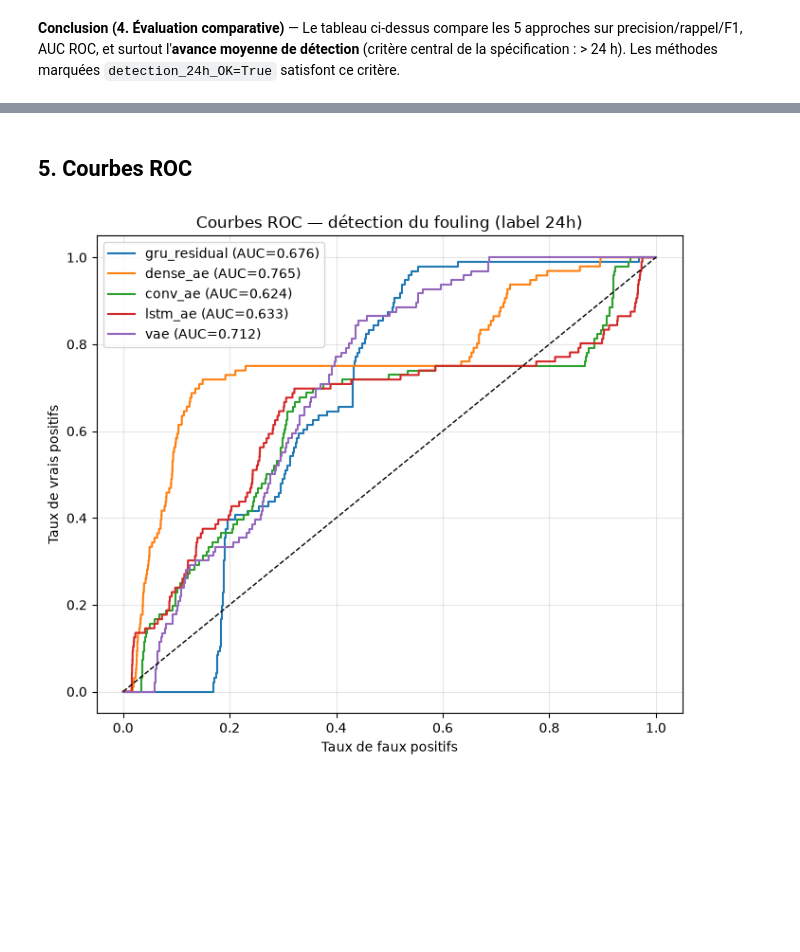
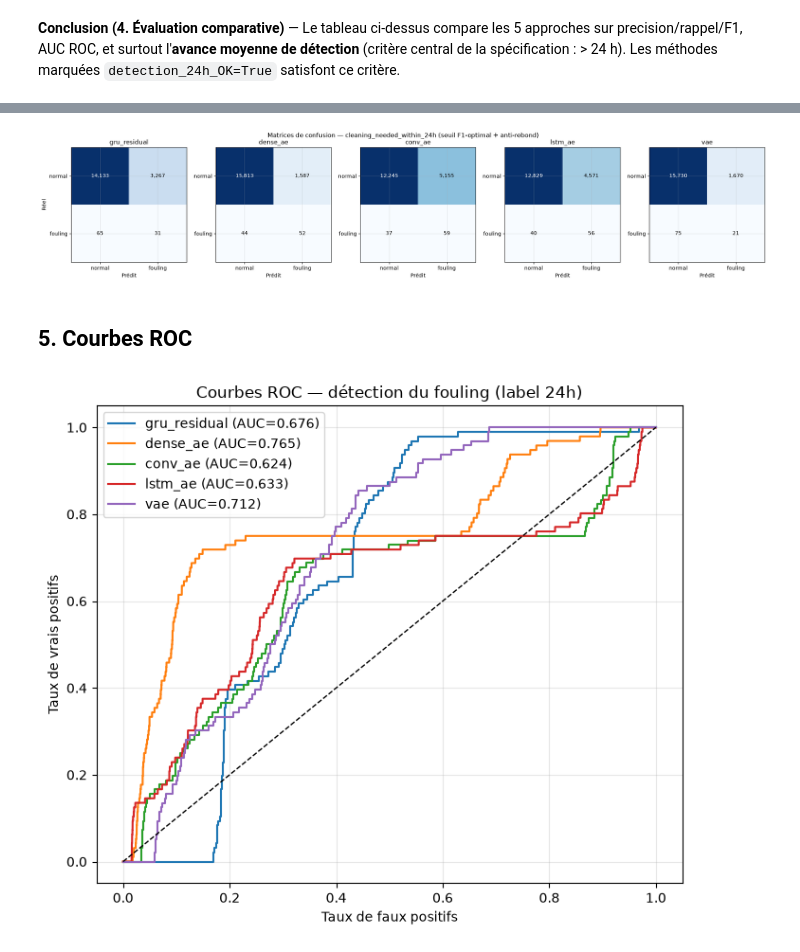
Before and after one commit to WailBmg25/MNW_Raffinage, a Jupyter notebook: notebooks/04_fouling_detection.ipynb, the cells around one changed output, grey strips where cells are left out. Saved outputs shown, nothing was run; the diff lists cells and outputs as text; code cells hidden in the pictures; blank space fills up the shorter version.

```diff
--- a/notebooks/04_fouling_detection.ipynb
+++ b/notebooks/04_fouling_detection.ipynb
@@ -574,3 +578,27 @@ la spécification : > 24 h). Les méthodes marquées `detection_24h_OK=True` sat
+# %%
+from sklearn.metrics import confusion_matrix
+
+fig, axes = plt.subplots(1, len(scores_full), figsize=(4 * len(scores_full), 4))
+for ax, (name, score) in zip(axes, scores_full.items()):
+    thr = thresholds[name]
+    pred_eval = debounced_alarm(score, thr).astype(int)
+    cm = confusion_matrix(label24_full, pred_eval)
+    im = ax.imshow(cm, cmap="Blues")
+    ax.set_xticks([0, 1]); ax.set_yticks([0, 1])
+    ax.set_xticklabels(["normal", "fouling"]); ax.set_yticklabels(["normal", "fouling"])
+    ax.set_xlabel("Prédit"); ax.set_ylabel("Réel" if ax is axes[0] else "")
+    ax.set_title(name)
+    thresh = cm.max() / 2.0
+    for i in range(2):
+        for j in range(2):
+            ax.text(j, i, format(cm[i, j], ","), ha="center", va="center",
+                     color="white" if cm[i, j] > thresh else "black")
+fig.suptitle("Matrices de confusion — cleaning_needed_within_24h (seuil F1-optimal + anti-rebond)")
+fig.tight_layout()
+fig.savefig(FIG_DIR / "04_confusion_matrices.png", dpi=130, bbox_inches="tight")
+plt.show()
+# %% [output]
+[figure, added]
 # %% [markdown]
 ## 5. Courbes ROC
 # %%
```
Also changed, not shown: parts of 7 cells of this notebook, 10 other files.
